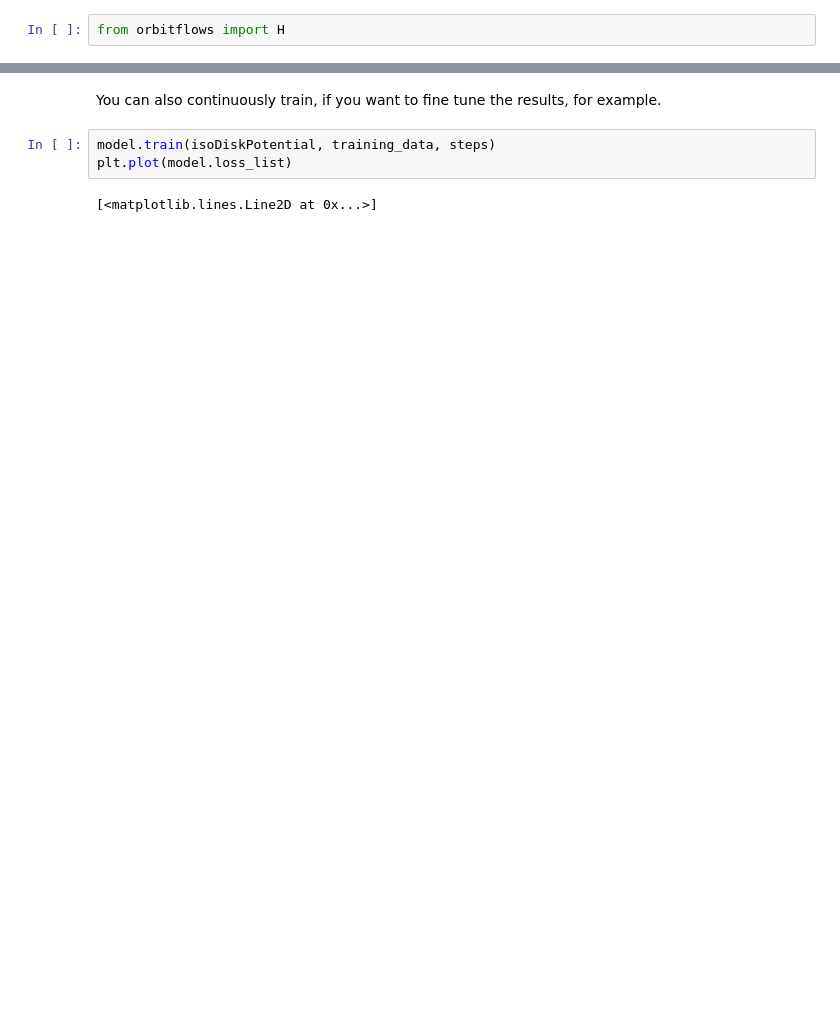
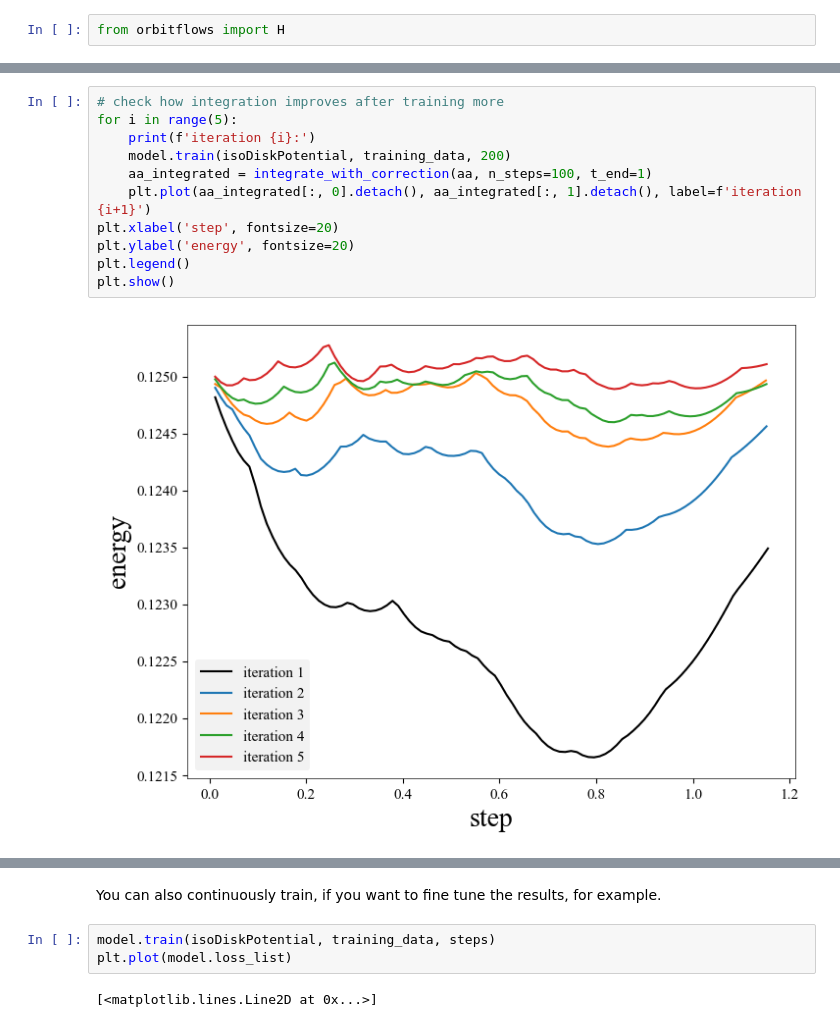
Before and after one commit to sgpfaff/orbitflows, a Jupyter notebook: examples/test_stuff.ipynb, the cells around one changed output, grey strips where cells are left out. Drawn from its saved outputs; the diff is of its cells as text; blank space fills up the shorter version.

Commit message:
Work out integration in notebook.

```diff
--- a/examples/test_stuff.ipynb
+++ b/examples/test_stuff.ipynb
@@ -67,0 +186,13 @@ Text(0, 0.5, 'energy')
+# %%
+# check how integration improves after training more
+for i in range(5):
+    print(f'iteration {i}:')
+    model.train(isoDiskPotential, training_data, 200)
+    aa_integrated = integrate_with_correction(aa, n_steps=100, t_end=1)
+    plt.plot(aa_integrated[:, 0].detach(), aa_integrated[:, 1].detach(), label=f'iteration {i+1}')
+plt.xlabel('step', fontsize=20)
+plt.ylabel('energy', fontsize=20)
+plt.legend()
+plt.show()
+# %% [output]
+[figure, added]
```
Also changed, not shown: parts of 19 cells of this notebook, 10 other files.
